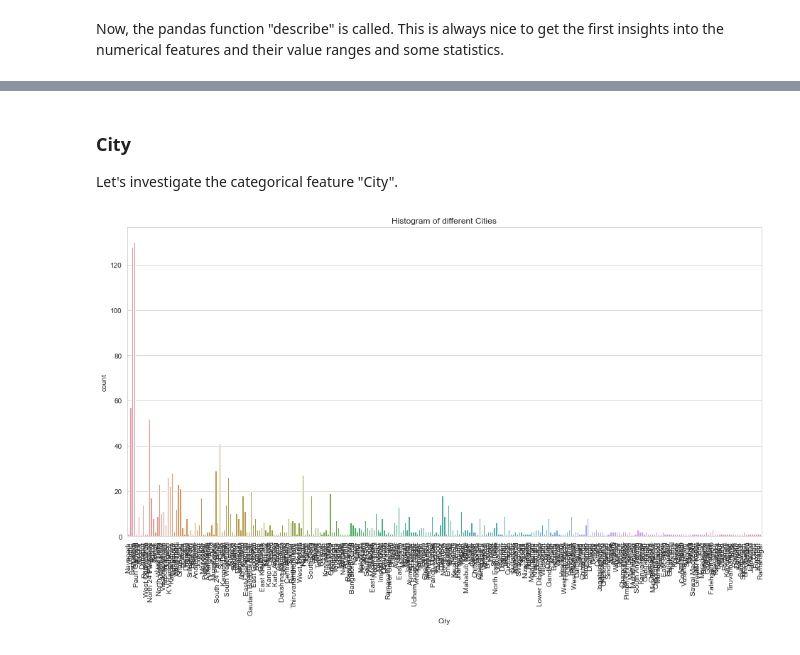
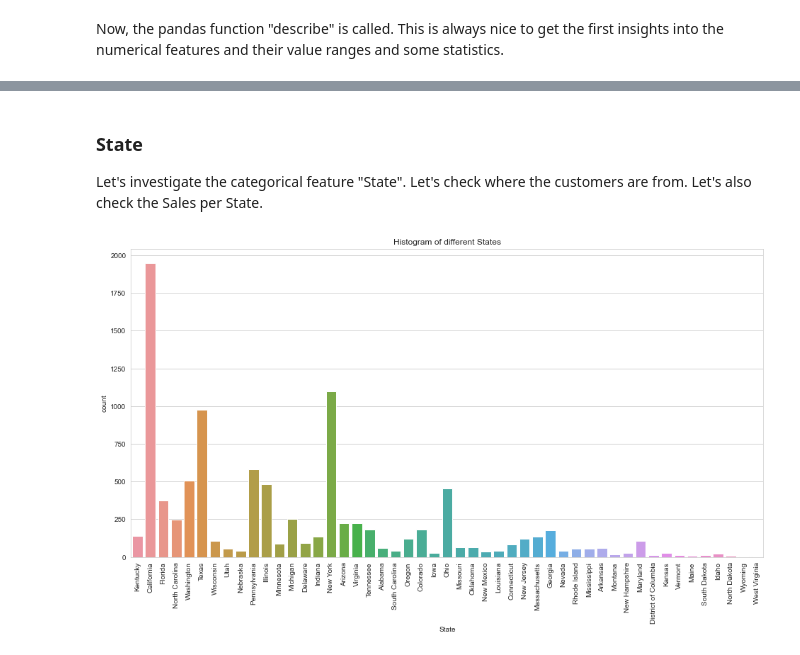
Before and after one commit to patrickbrus/IBM_Machine_Learning_Professional, a Jupyter notebook: Time_Series/Time_Series_Analysis.ipynb, the cells around one changed output, grey strips where cells are left out. Drawn from its saved outputs; the diff is of its cells as text; code cells hidden in the pictures.

Commit message:
Feat: Added superstore sales dataset

```diff
--- a/Time_Series/Time_Series_Analysis.ipynb
+++ b/Time_Series/Time_Series_Analysis.ipynb
@@ -58,4 +39,0 @@ df.head()
-# %%
-# rename "Unnamed: 0" to "Serial Number"
-df = df.rename(columns={df.columns[0]: "Serial Number"})
-df.head()
@@ -147,4 +104,4 @@ The column "Address" is also dropped, because there are too much unique values a
 # %%
-df_changed = df_changed.drop(columns=["ID", "Serial Number", "Address"])
+df_changed = df.drop(columns=["Row ID", "Country"])
 df_changed.head()
 # %% [output]
@@ -157,3 +114,3 @@ df_changed.head()
 # %%
-df_changed['Date Placed'] =  pd.to_datetime(df_changed['Date Placed'], infer_datetime_format=True)
-df_changed['Date Delivered'] =  pd.to_datetime(df_changed['Date Delivered'], infer_datetime_format=True)
+df_changed['Order Date'] =  pd.to_datetime(df_changed['Order Date'], format='%d/%m/%Y')
+df_changed['Ship Date'] =  pd.to_datetime(df_changed['Ship Date'], format='%d/%m/%Y')
@@ -180,4 +145,0 @@ memory usage: 163.2+ KB
-# %%
-# set index to date placed
-df_datetime = df_changed.set_index("Date Placed")
-df_datetime.head()
@@ -255,12 +202,12 @@ cat_features
-# %% [markdown]
-### City
-Let's investigate the categorical feature "City".
+# %% [markdown]
+### State
+Let's investigate the categorical feature "State". Let's check where the customers are from. Let's also check the Sales per State.
 # %%
 plt.figure(figsize=(16.0, 8.0))
-sns.countplot(data=df_datetime, x="City")
-plt.title("Histogram of different Cities")
+sns.countplot(data=df_changed, x="State")
+plt.title("Histogram of different States")
 plt.xticks(rotation=90)
 plt.show()
 # %% [output]
-[figure, old version]
+[figure, new version]
 # %%
```
Also changed, not shown: parts of 43 cells of this notebook, 6 other files.
